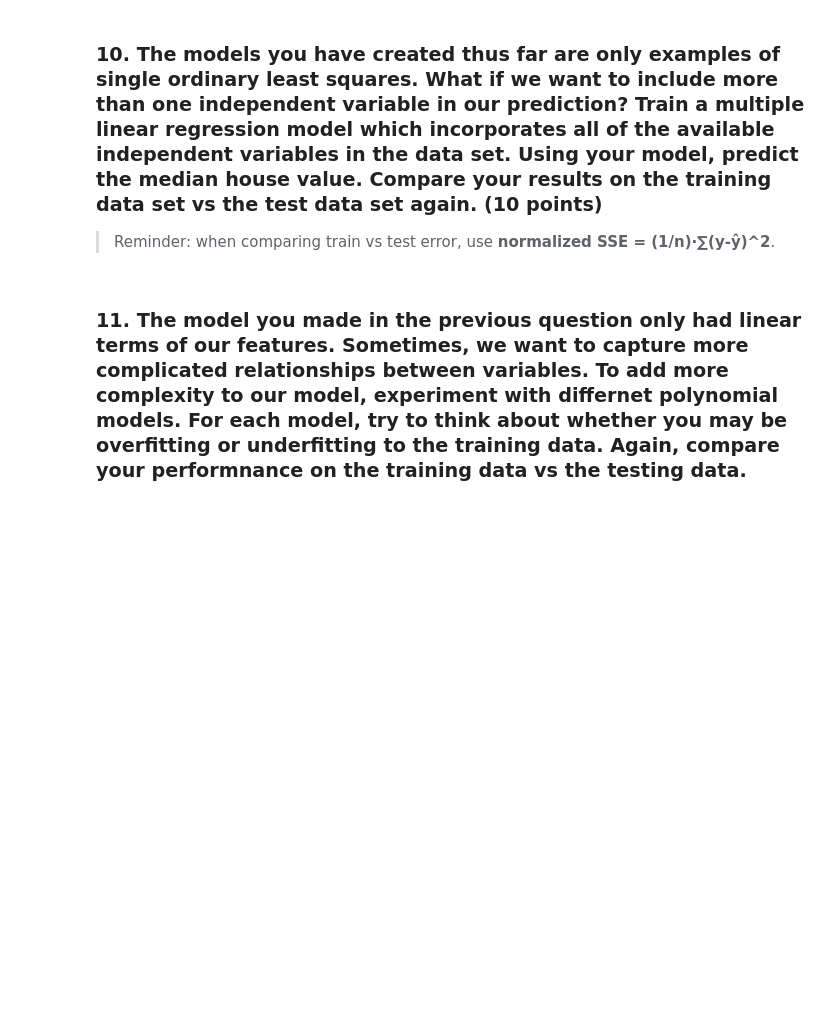
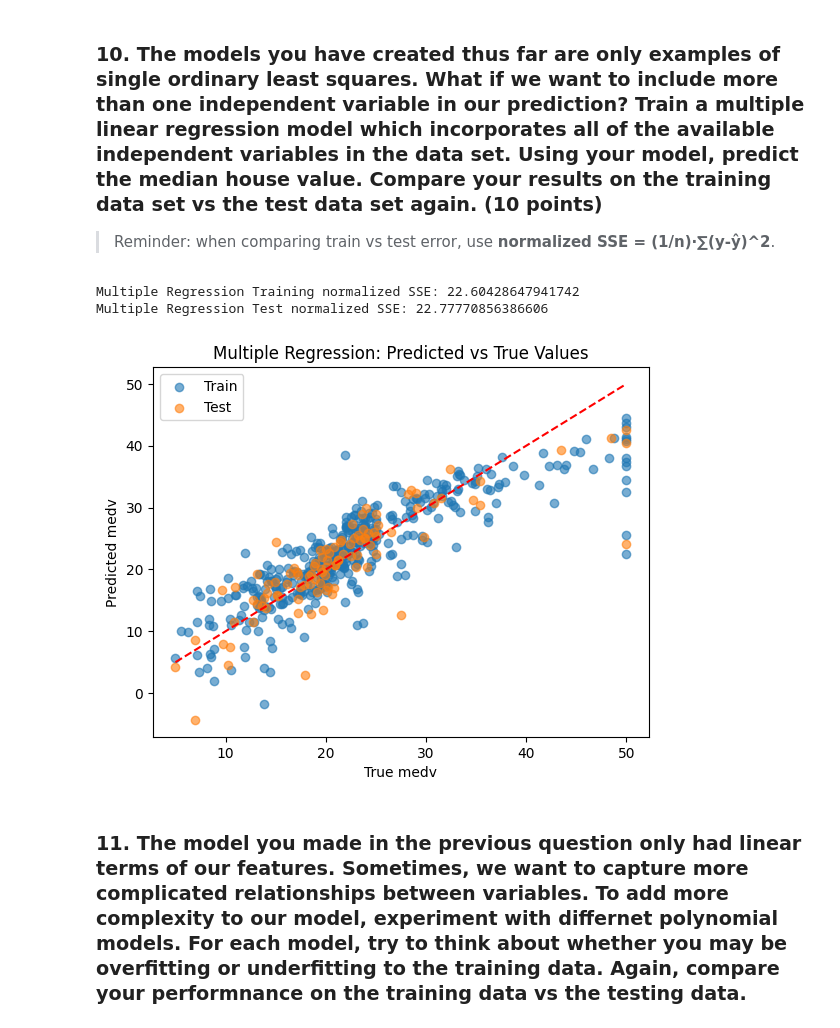
Before and after one commit to james-torgerson/DS_3025_project_2, a Jupyter notebook: project2_studentcopy.ipynb, the cells around one changed output. Drawn from its saved outputs; the diff is of its cells as text; code cells hidden in the pictures; blank space fills up the shorter version.

```diff
--- a/project2_studentcopy.ipynb
+++ b/project2_studentcopy.ipynb
@@ -539,3 +536,57 @@ plt.show()
+# %%
+### Modify your code for multiple linear regression (use all non-label columns available to train a model to predict median house value)
+#Hint: remove the last column because we cannot use the dependent variable in the model
+#TODO: implement your multiple regression model here
+
+
+#Remove last column (label) to get feature matrix
+X = df.iloc[:, :-1].to_numpy()
+y = df.iloc[:, -1].to_numpy()
+
+#Train/test split
+from sklearn.model_selection import train_test_split
+X_train, X_test, y_train, y_test = train_test_split(
+    X, y, test_size=0.2, random_state=42
+)
+
+#Standardize all feature columns, fit on train only
+for i in range(X_train.shape[1]):
+    mean = np.mean(X_train[:, i])
+    std = np.std(X_train[:, i])
+    X_train[:, i] = (X_train[:, i] - mean) / std
+    X_test[:, i] = (X_test[:, i] - mean) / std  # use train mean and std to standardize test set
+
+#Add bias column
+X_train = prepare_matrix(X_train)
+X_test = prepare_matrix(X_test)
+
+#Compute betas
+betas_multi = np.linalg.inv(X_train.T @ X_train) @ X_train.T @ y_train
+
+#Predictions
+y_pred_train = predict(X_train, betas_multi)
+y_pred_test = predict(X_test, betas_multi)
+
+#Normalized SSE
+sse_train_multi = (1 / len(y_train)) * np.sum((y_train - y_pred_train) ** 2)
+sse_test_multi = (1 / len(y_test)) * np.sum((y_test - y_pred_test) ** 2)
+
+print("Multiple Regression Training normalized SSE:", sse_train_multi)
+print("Multiple Regression Test normalized SSE:", sse_test_multi)
+
+#plot multiple regression predictions vs true values for train and test sets
+plt.scatter(y_train, y_pred_train, alpha=0.6, label="Train")
+plt.scatter(y_test, y_pred_test, alpha=0.6, label="Test")
+plt.plot([y.min(), y.max()], [y.min(), y.max()], 'r--')  # line y=x for reference
+plt.xlabel("True medv")
+plt.ylabel("Predicted medv")
+plt.title("Multiple Regression: Predicted vs True Values")
+plt.legend()
+plt.show()
+# %% [output]
+Multiple Regression Training normalized SSE: 22.60428647941742
+Multiple Regression Test normalized SSE: 22.77770856386606
+[figure, added]
 # %% [markdown]
 ### 11. The model you made in the previous question only had linear terms of our features. Sometimes, we want to capture more complicated relationships between variables. To add more complexity to our model, experiment with differnet polynomial models. For each model, try to think about whether you may be overfitting or underfitting to the training data. Again, compare your performnance on the training data vs the testing data.
 # %% [markdown]
```
Also changed, not shown: parts of 11 cells of this notebook.
